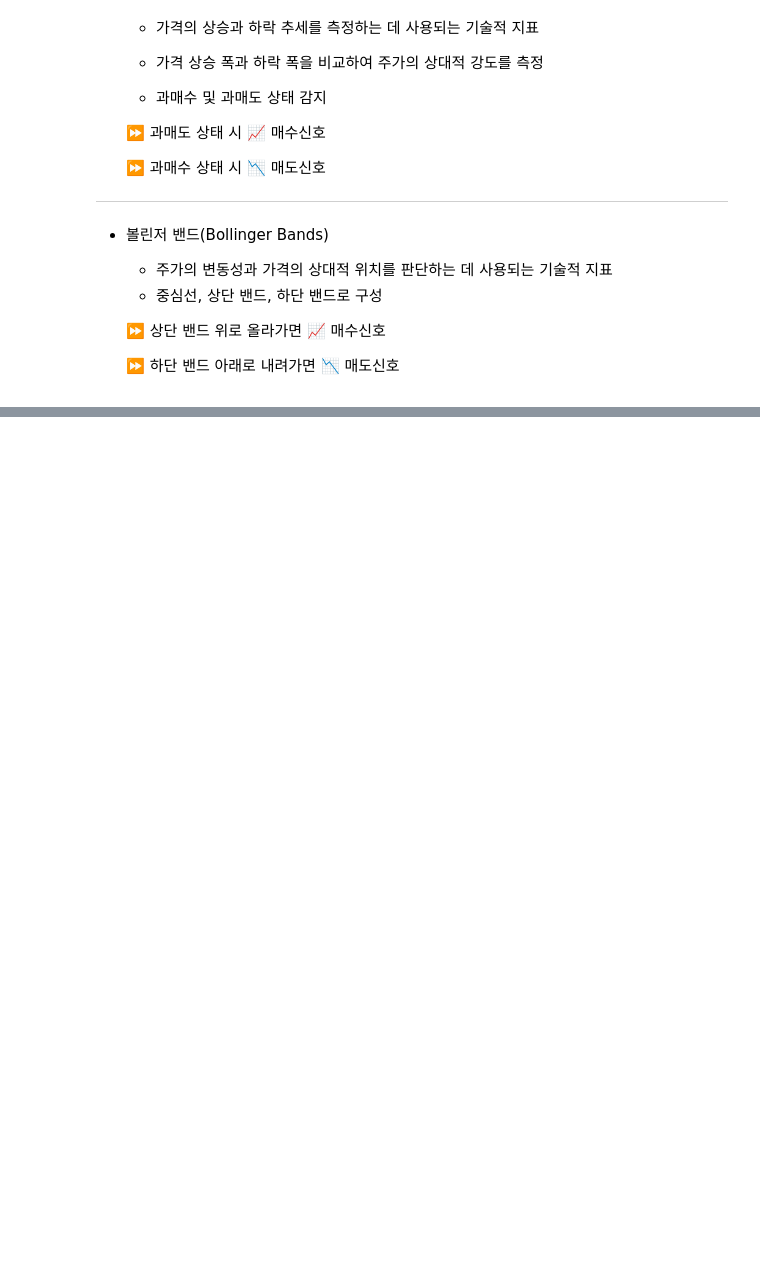
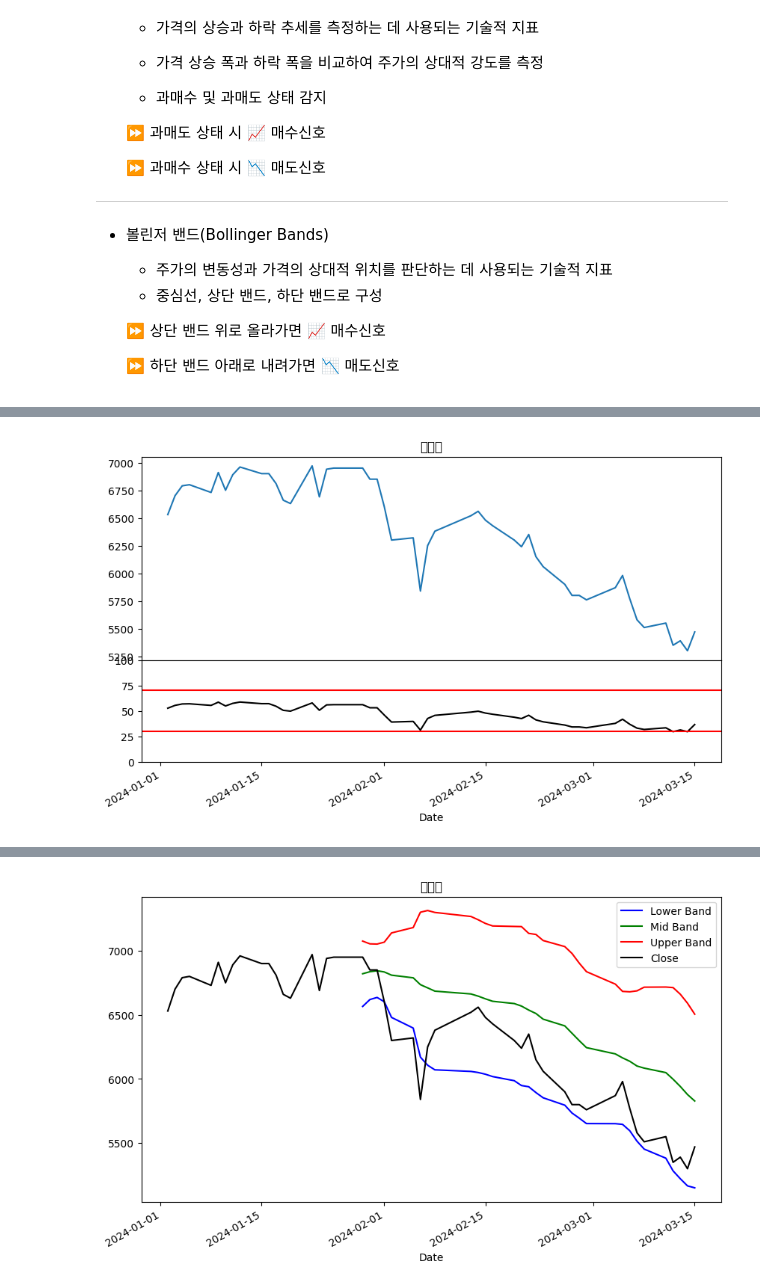
Before and after one commit to LightYe4r/stock_data_analysis-SDA-, a Jupyter notebook: 3_주가예측_및_시각화.ipynb, the cells around one changed output, grey strips where cells are left out. Cells and saved outputs as stored; diff of their text form; code cells hidden in the pictures; blank space fills up the shorter version.

```diff
--- a/3_주가예측_및_시각화.ipynb
+++ b/3_주가예측_및_시각화.ipynb
@@ -370,10 +537,13 @@ with open('diff_stock.txt','a') as f:
 # %%
 diff_stock = []
-with open('diff_stock.txt','r') as f:
+stock_set = []
+with open('/content/drive/MyDrive/Colab Notebooks/반도체주식/diff_stock.txt','r', encoding='cp949') as f:
   lines = f.readlines()
   for line in lines:
-    #nextday, today, diff, name, value
-    diff_stock.append(line.split(','))
-diff_stock.sort(key = lambda x : x[2])
+    splited = line.split(',')
+    diff, stock_code = float(splited[2]), str(splited[-1]).strip()
+    stock_set.append(stock_code)
+    diff_stock.append([diff, stock_code])
+diff_stock.sort(key = lambda x : x[0], reverse=True)
 # %% [markdown]
 ✅ Top10 출력
@@ -381,0 +550,3 @@ diff_stock[:10]
+# %%
+top10 = [ code for _, code in diff_stock[:10] ]
+top10
@@ -393,9 +575,9 @@ def match_dfshape(df, start_date, end_date):
     expected_dates = pd.date_range(start=start_date, end=end_date)
     missing_dates_data = pd.DataFrame(index=expected_dates, columns=df.columns)
     filled_df = pd.concat([df, missing_dates_data]).sort_index()
-    filled_df.fillna(method='ffill', inplace=True)  # 이전 값으로 결측치 채우기
-    filled_df.fillna(0, inplace=True)
-    filtered_data = filled_df.loc[start_date:end_date]
+    #filled_df.fillna(method='ffill', inplace=True)  # 이전 값으로 결측치 채우기
+    #filled_df.fillna(0, inplace=True)
+    filtered_data = df.loc[start_date:end_date,:]
     return filtered_data
 
 def cal_sma_ema_rsi(df):
@@ -417,7 +599,7 @@ def cal_sma_ema_rsi(df):
   df.loc[:, 'RSI_14'] = df['RSI_14'].fillna(0)
   return df
 
-def draw_candlechart(df):
+def draw_candlechart(name, df):
   df['Change']=df['Close']-df['Open']
   df.loc[df['Change']>=0,'Volumecolor']=1
   df.loc[df['Change']<0,'Volumecolor']=0
@@ -449,11 +631,12 @@ def draw_candlechart(df):
   )
 
   fig.update(layout_xaxis_rangeslider_visible=False)
+  fig.update_layout(title_text=name)
 
   fig.show()
 
 def draw_sma_ema(name,df):
-  df = cal_sma_ema_rsi(df)
+  #df = cal_sma_ema_rsi(df)
 
   fig = make_subplots(rows=2,
                       cols=1,
@@ -537,7 +720,6 @@ def draw_rsi(stock_name, stock_data):
   plt.subplots_adjust(wspace=0, hspace=0)
 
   plt.show()
-  return stock_data
 
 def draw_bbbands(stock_name, stock_data):
   band = ta.bbands(stock_data["Close"], length=20, std=2)
@@ -558,0 +739,3 @@ draw_candlechart(origin_data['123010'])
+# %%
+#idx = 2
+idx = 0
@@ -609,0 +804,4 @@ draw_bbbands(name,draw_rsi(name,origin_data['123010']))
+# %%
+draw_rsi(stock_num2name[top10[idx]], match_dfshape(cal_sma_ema_rsi(origin_data[top10[idx]]),'2024-01','2024-03'))
+draw_bbbands(stock_num2name[top10[idx]], match_dfshape(cal_sma_ema_rsi(origin_data[top10[idx]]),'2024-01','2024-03'))
+# %% [output]
@@ -609,0 +825 @@ draw_bbbands(name,draw_rsi(name,origin_data['123010']))
+[figure, added]
@@ -609,0 +843 @@ draw_bbbands(name,draw_rsi(name,origin_data['123010']))
+[figure, added]
```
Also changed, not shown: parts of 22 cells of this notebook.
